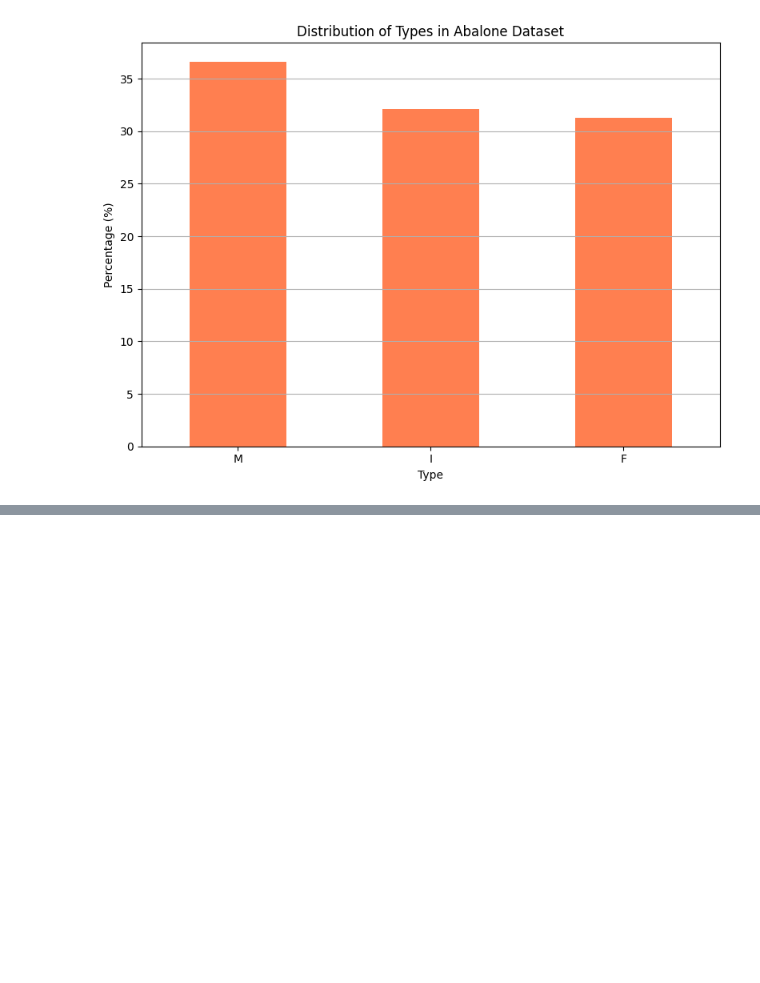
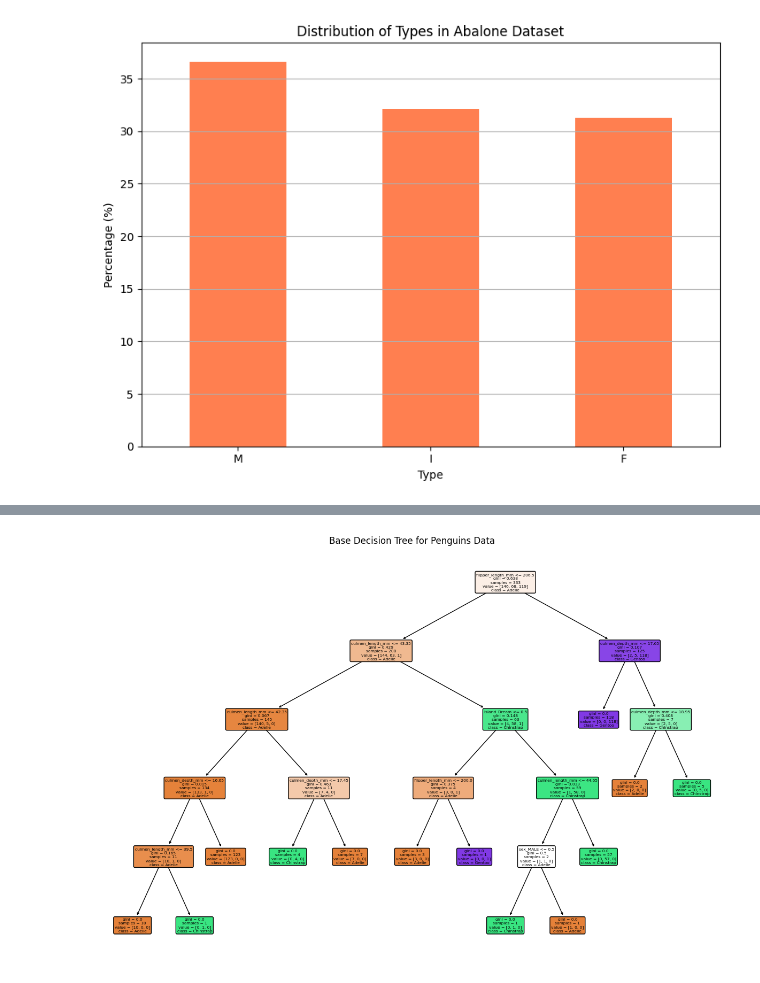
Before and after one commit to L0veRamen/472A1, a Jupyter notebook: assignment_1.ipynb, the cells around one changed output, grey strips where cells are left out. Drawn from its saved outputs; the diff is of its cells as text; code cells hidden in the pictures; blank space fills up the shorter version.

Commit message:
add Base_DT for both datasets

```diff
--- a/assignment_1.ipynb
+++ b/assignment_1.ipynb
@@ -196,0 +200,3 @@ plt.close()
+# %%
+x_penguins = penguins_data_encoded.drop('species', axis=1)  # Features (excluding the target column 'species')
+y_penguins = penguins_data_encoded['species']  # Target column
@@ -196,0 +330,39 @@ plt.close()
+# %%
+def train_and_visualize_base_dt(x_train, y_train, feature_names, title, save_path, max_depth=None):
+    """
+    Train a base Decision Tree classifier with an optional maximum depth and visualize the tree.
+
+    Parameters:
+    - x_train: Training data features
+    - y_train: Training data labels
+    - feature_names: Names of the features in x_train
+    - title: Title for the visualization
+    - save_path: Path to save the visualization
+    - max_depth: Optional maximum depth of the tree
+
+    Returns:
+    - base_dt: Trained Decision Tree classifier
+    """
+
+    # Initialize the Decision Tree classifier with optional max_depth
+    base_dt = DecisionTreeClassifier(max_depth=max_depth)
+
+    # Train the classifier
+    base_dt.fit(x_train, y_train)
+
+    # Convert class names to strings
+    class_names_str = base_dt.classes_.astype(str)
+
+    # Visualize the Decision Tree
+    plt.figure(figsize=(15, 10))
+    plot_tree(base_dt, filled=True, feature_names=feature_names, class_names=class_names_str, rounded=True)
+    plt.title(title)
+    plt.savefig(save_path)
+    plt.show()
+
+    return base_dt
+# %%
+# Use the function
+base_dt_penguins = train_and_visualize_base_dt(x_penguins, y_penguins, x_penguins.columns, "Base Decision Tree for Penguins Data", './result/penguins_base_decision_tree.png',max_depth=5)
+# %% [output]
+[figure, added]
```
Also changed, not shown: parts of 7 cells of this notebook, 4 other files.
